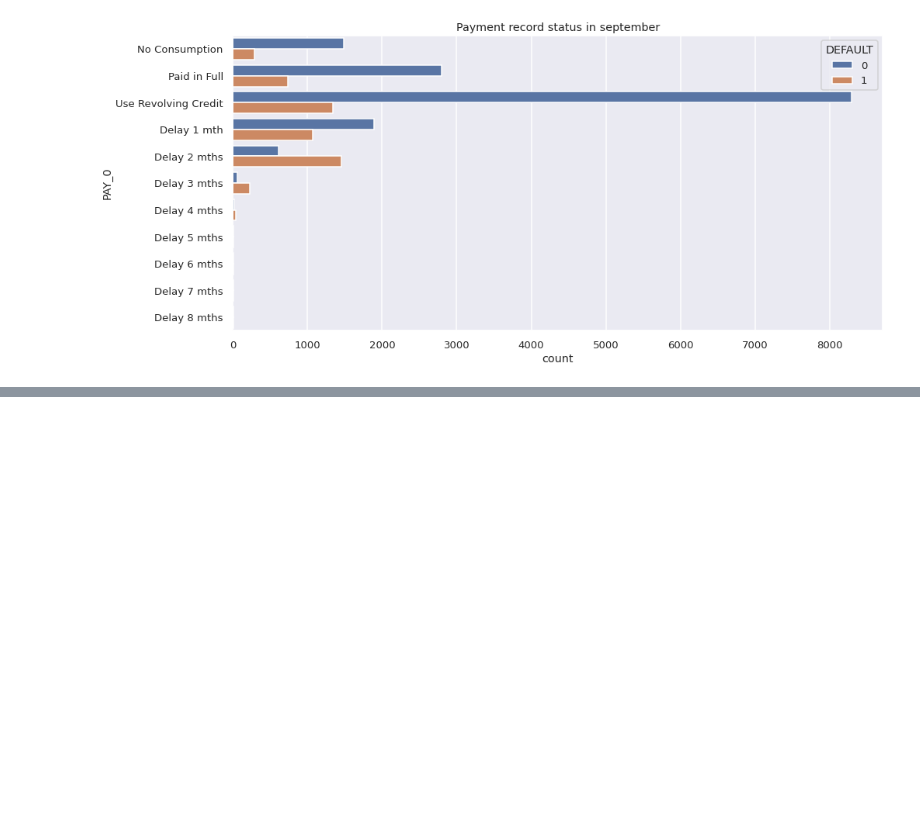
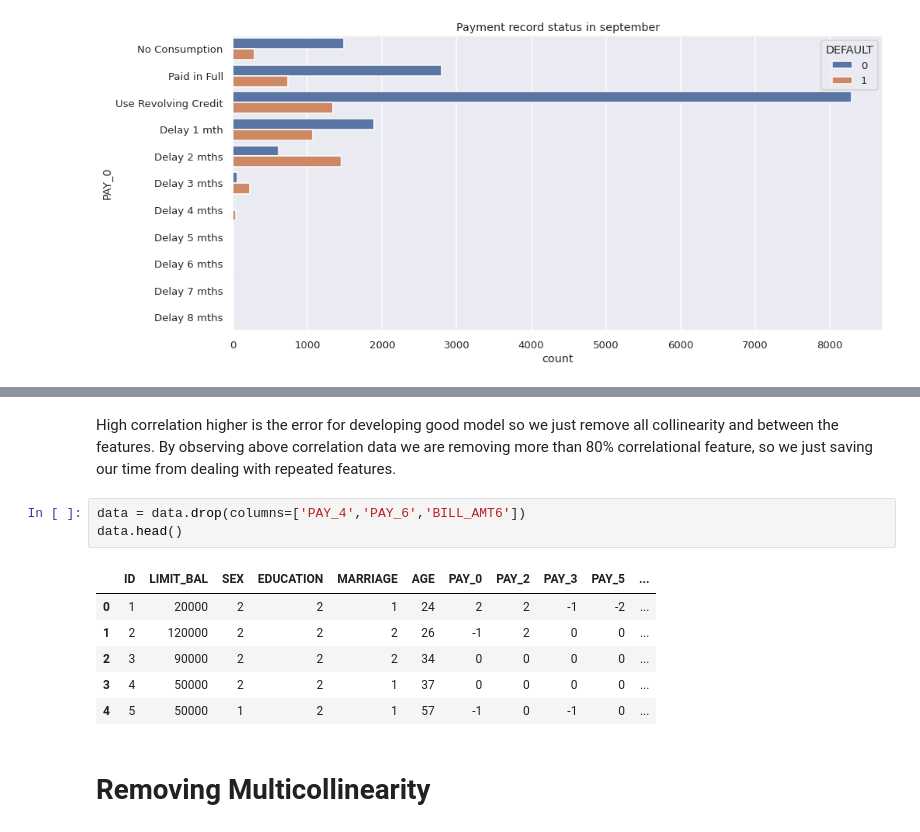
Before and after one commit to Rushabhtikale92/Credit-Card-Default-Prediction, a Jupyter notebook: Copy_of_Credit_Card_Default_Prediction_Capstone_Project.ipynb, the cells around one changed output, grey strips where cells are left out. Drawn from its saved outputs; the diff is of its cells as text; blank space fills up the shorter version.

```diff
--- a/Copy_of_Credit_Card_Default_Prediction_Capstone_Project.ipynb
+++ b/Copy_of_Credit_Card_Default_Prediction_Capstone_Project.ipynb
@@ -287,0 +349,14 @@ plt.show()
+# %% [markdown]
+High correlation higher is the error for developing good model so we just remove all collinearity and between the features. By observing above correlation data we are removing more than 80% correlational feature, so we just saving our time from dealing with repeated features.
+# %%
+data = data.drop(columns=['PAY_4','PAY_6','BILL_AMT6'])
+data.head()
+# %% [output]
+|  | ID | LIMIT_BAL | SEX | EDUCATION | MARRIAGE | AGE | PAY_0 | PAY_2 | PAY_3 | PAY_5 | ... |
+| 0 | 1 | 20000 | 2 | 2 | 1 | 24 | 2 | 2 | -1 | -2 | ... |
+| 1 | 2 | 120000 | 2 | 2 | 2 | 26 | -1 | 2 | 0 | 0 | ... |
+| 2 | 3 | 90000 | 2 | 2 | 2 | 34 | 0 | 0 | 0 | 0 | ... |
+| 3 | 4 | 50000 | 2 | 2 | 1 | 37 | 0 | 0 | 0 | 0 | ... |
+| 4 | 5 | 50000 | 1 | 2 | 1 | 57 | -1 | 0 | -1 | 0 | ... |
+# %% [markdown]
+# **Removing Multicollinearity**
```
Also changed, not shown: parts of 14 cells of this notebook.
